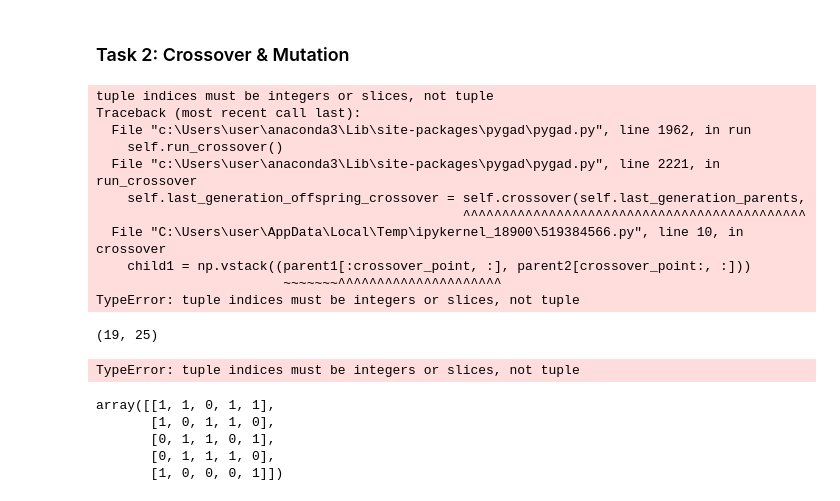
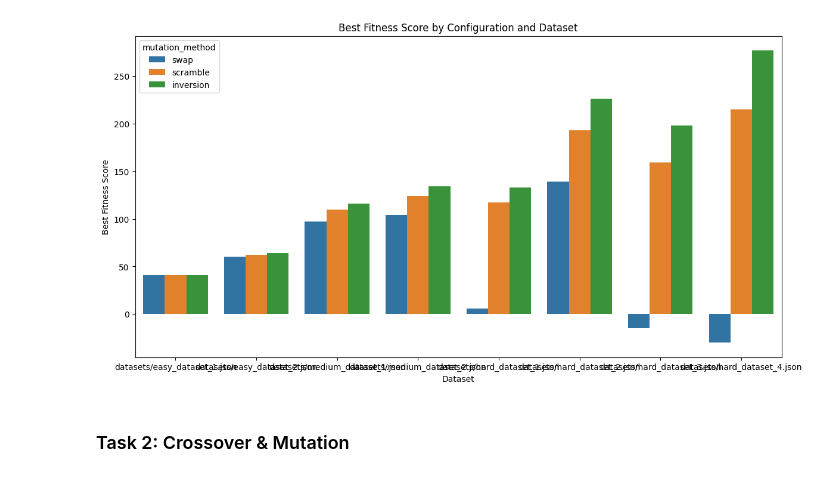
Before and after one commit to ddjorlev/IS-Seminary-1, a Jupyter notebook: seminary1.ipynb, the cells around one changed output. Cells and saved outputs as stored; diff of their text form; code cells hidden in the pictures.

```diff
--- a/seminary1.ipynb
+++ b/seminary1.ipynb
@@ -357,3 +468,13 @@ Generation 12: Best Fitness = 40
+# %%
+
+plt.figure(figsize=(14, 7))
+sns.barplot(x='dataset', y='best_fitness', hue='mutation_method', data=results_df)
+plt.title('Best Fitness Score by Configuration and Dataset')
+plt.xlabel('Dataset')
+plt.ylabel('Best Fitness Score')
+plt.show()
+# %% [output]
+[figure, added]
 # %% [markdown]
 ### Task 2: Crossover & Mutation
 # %%
@@ -395,41 +516,3 @@ def mutate(assignment, R, min_reviews, max_reviews):
     elif assignment[i, :].sum() > max_reviews:
         assignment[i, j] = 0
     return assignment
-# %%
-ga_instance = pygad.GA(
-                        fitness_func=pygad_fitness,
-                        num_generations=100,
-                        num_parents_mating=2,
-                        sol_per_pop=20,
-                        num_genes= N * K,
-                        gene_space=[0, 1],
-                        mutation_type="swap",
-                        crossover_type=crossover,
-                        allow_duplicate_genes=True,
-                        stop_criteria="saturate_15"
-                    )
-ga_instance.run()
-# %% [output]
-tuple indices must be integers or slices, not tuple
-Traceback (most recent call last):
-  File "c:\Users\user\anaconda3\Lib\site-packages\pygad\pygad.py", line 1962, in run
-    self.run_crossover()
-  File "c:\Users\user\anaconda3\Lib\site-packages\pygad\pygad.py", line 2221, in run_crossover
-    self.last_generation_offspring_crossover = self.crossover(self.last_generation_parents,
-                                               ^^^^^^^^^^^^^^^^^^^^^^^^^^^^^^^^^^^^^^^^^^^^
-  File "C:\Users\user\AppData\Local\Temp\ipykernel_18900\519384566.py", line 10, in crossover
-    child1 = np.vstack((parent1[:crossover_point, :], parent2[crossover_point:, :]))
-                        ~~~~~~~^^^^^^^^^^^^^^^^^^^^^
-TypeError: tuple indices must be integers or slices, not tuple
-(19, 25)
-TypeError: tuple indices must be integers or slices, not tuple
-# %%
-best_sol, best_solution_fitness, _ = ga_instance.best_solution()
-best_sol = best_sol.reshape((K,N))
-best_sol
-# %% [output]
-array([[1, 1, 0, 1, 1],
-       [1, 0, 1, 1, 0],
-       [0, 1, 1, 0, 1],
-       [0, 1, 1, 1, 0],
-       [1, 0, 0, 0, 1]])
```
Also changed, not shown: parts of 30 cells of this notebook.
